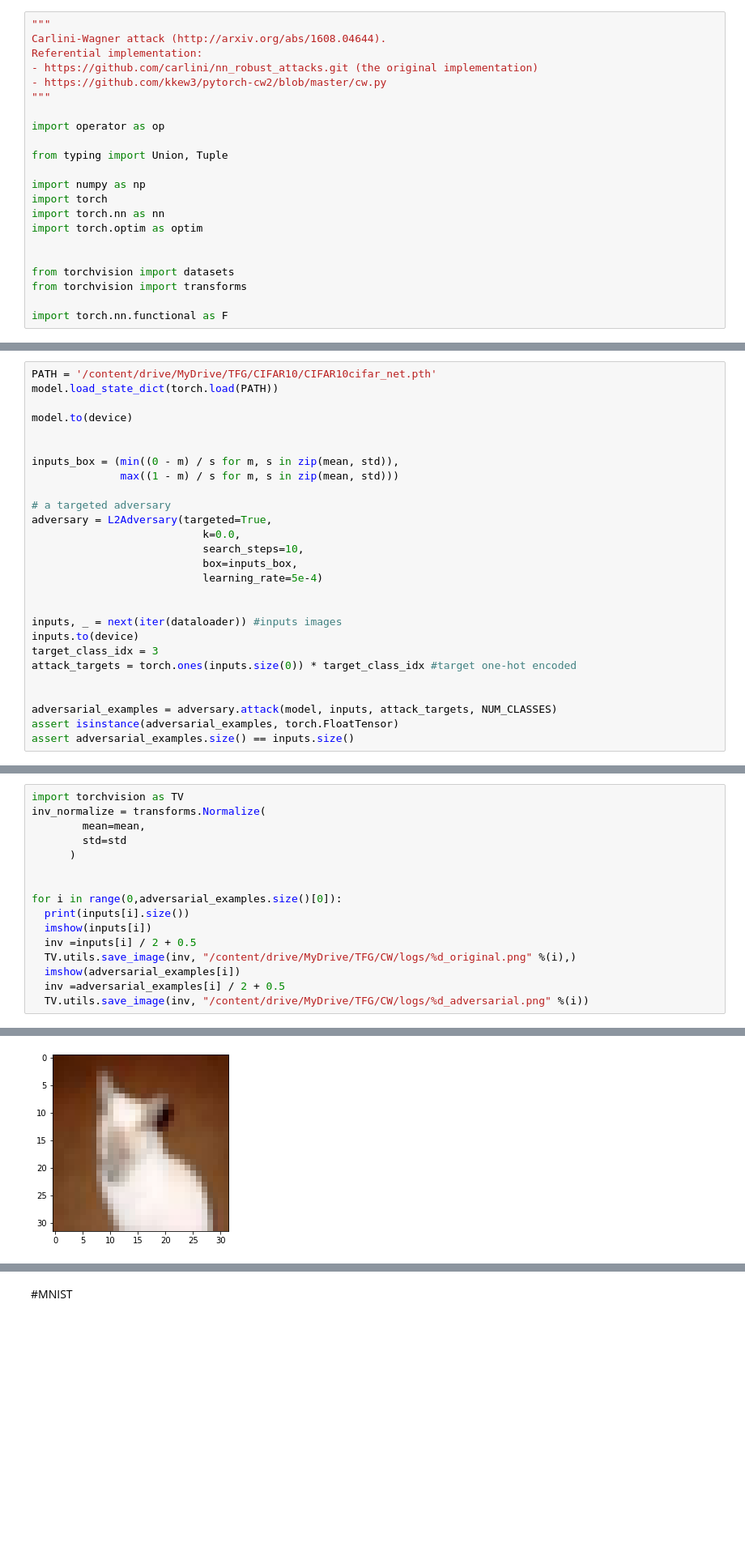
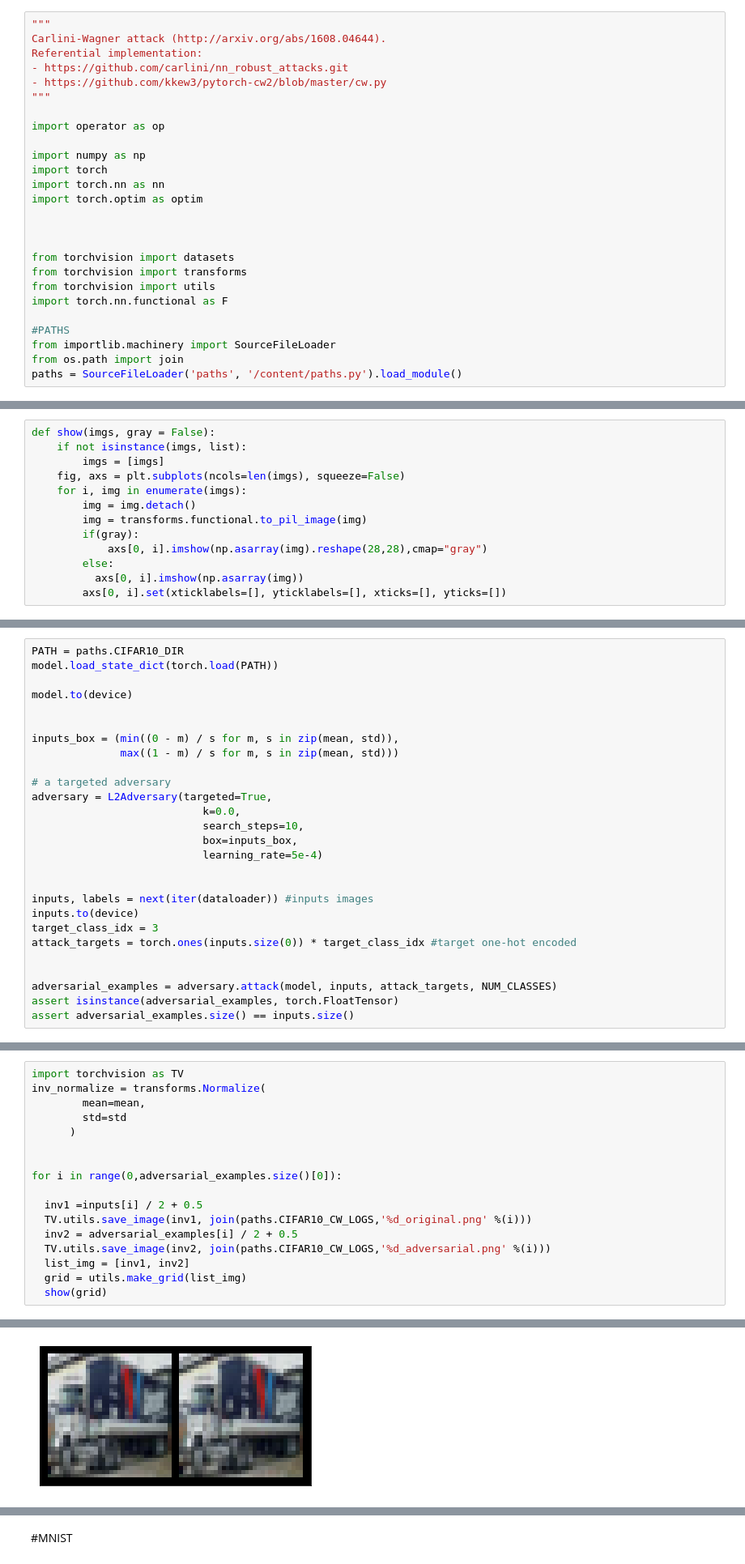
Before and after one commit to Juanba98/Carlini-Wagner_L2, a Jupyter notebook: Carlini&Wagner_L2.ipynb, the cells around one changed output, grey strips where cells are left out. Shown at 81% size. Saved outputs shown, nothing was run; the diff lists cells and outputs as text; blank space fills up the shorter version.

```diff
--- a/Carlini&Wagner_L2.ipynb
+++ b/Carlini&Wagner_L2.ipynb
@@ -18,13 +20,11 @@ Requirement already satisfied: chardet<4,>=3.0.2 in /usr/local/lib/python3.7/dis
 """
 Carlini-Wagner attack (http://arxiv.org/abs/1608.04644).
 Referential implementation:
-- https://github.com/carlini/nn_robust_attacks.git (the original implementation)
+- https://github.com/carlini/nn_robust_attacks.git
 - https://github.com/kkew3/pytorch-cw2/blob/master/cw.py
 """
 
 import operator as op
-
-from typing import Union, Tuple
 
 import numpy as np
 import torch
@@ -32,7 +32,13 @@ import torch.nn as nn
 import torch.optim as optim
 
 
+
 from torchvision import datasets
 from torchvision import transforms
+from torchvision import utils
+import torch.nn.functional as F
 
-import torch.nn.functional as F
+#PATHS
+from importlib.machinery import SourceFileLoader
+from os.path import join
+paths = SourceFileLoader('paths', '/content/paths.py').load_module()
@@ -38,0 +54,13 @@ import torch.nn.functional as F
+# %%
+def show(imgs, gray = False):
+    if not isinstance(imgs, list):
+        imgs = [imgs]
+    fig, axs = plt.subplots(ncols=len(imgs), squeeze=False)
+    for i, img in enumerate(imgs):
+        img = img.detach()
+        img = transforms.functional.to_pil_image(img)
+        if(gray):
+            axs[0, i].imshow(np.asarray(img).reshape(28,28),cmap="gray")
+        else:
+          axs[0, i].imshow(np.asarray(img))
+        axs[0, i].set(xticklabels=[], yticklabels=[], xticks=[], yticks=[])
@@ -521,5 +571,5 @@ cuda:0
 # %%
-PATH = '/content/drive/MyDrive/TFG/CIFAR10/CIFAR10cifar_net.pth'
+PATH = paths.CIFAR10_DIR
 model.load_state_dict(torch.load(PATH))
 
 model.to(device)
@@ -536,7 +586,7 @@ adversary = L2Adversary(targeted=True,
                            learning_rate=5e-4)
 
 
-inputs, _ = next(iter(dataloader)) #inputs images
+inputs, labels = next(iter(dataloader)) #inputs images
 inputs.to(device)
 target_class_idx = 3
 attack_targets = torch.ones(inputs.size(0)) * target_class_idx #target one-hot encoded
@@ -589,11 +630,12 @@ inv_normalize = transforms.Normalize(
 
 
 for i in range(0,adversarial_examples.size()[0]):
-  print(inputs[i].size())
-  imshow(inputs[i])
-  inv =inputs[i] / 2 + 0.5
-  TV.utils.save_image(inv, "/content/drive/MyDrive/TFG/CW/logs/%d_original.png" %(i),)
-  imshow(adversarial_examples[i])
-  inv =adversarial_examples[i] / 2 + 0.5
-  TV.utils.save_image(inv, "/content/drive/MyDrive/TFG/CW/logs/%d_adversarial.png" %(i))
+
+  inv1 =inputs[i] / 2 + 0.5
+  TV.utils.save_image(inv1, join(paths.CIFAR10_CW_LOGS,'%d_original.png' %(i)))
+  inv2 = adversarial_examples[i] / 2 + 0.5
+  TV.utils.save_image(inv2, join(paths.CIFAR10_CW_LOGS,'%d_adversarial.png' %(i)))
+  list_img = [inv1, inv2]
+  grid = utils.make_grid(list_img)
+  show(grid)
 # %% [output]
@@ -601 +642 @@ torch.Size([3, 32, 32])
-[figure, old version]
+[figure, new version]
```
Also changed, not shown: parts of 33 cells of this notebook.
